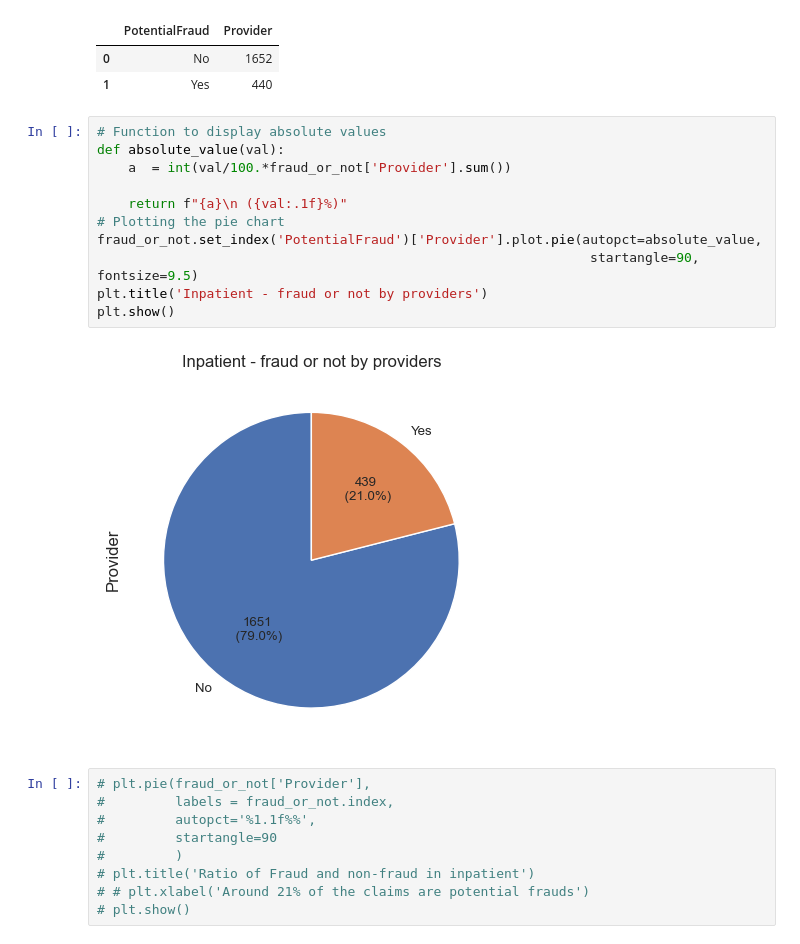
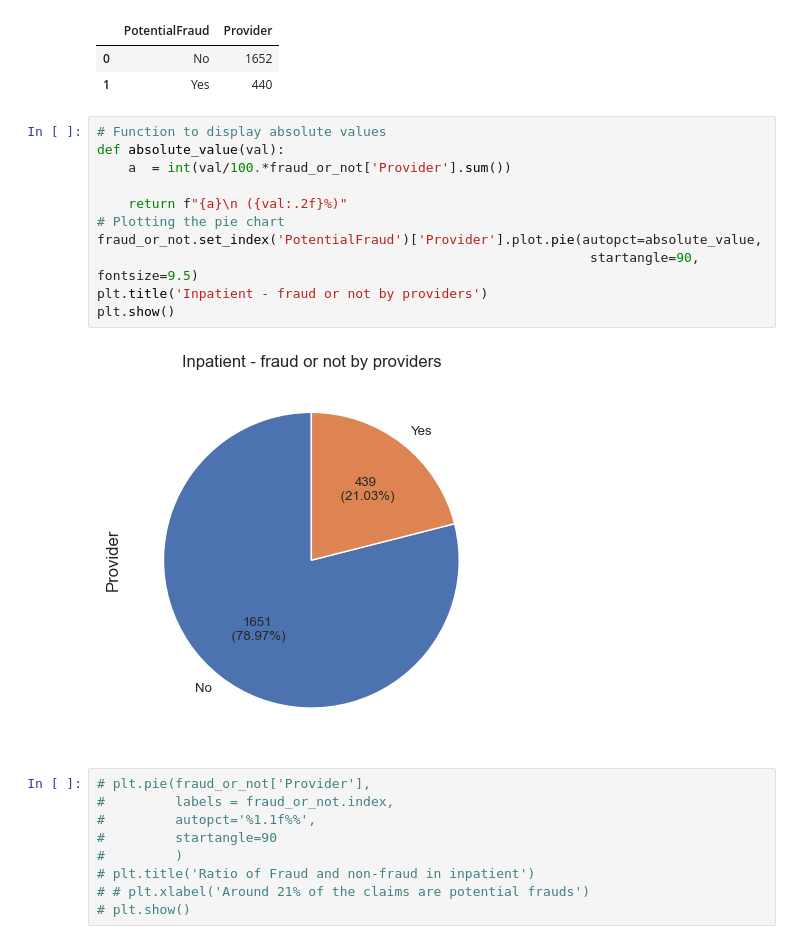
Before and after one commit to ChTomer/MyCapstone, a Jupyter notebook: HealthCareFraudProjectPitch/MergingFile.ipynb, the cells around one changed output. Saved outputs shown, nothing was run; the diff lists cells and outputs as text.

Commit message:
Add a few more graphs

```diff
--- a/HealthCareFraudProjectPitch/MergingFile.ipynb
+++ b/HealthCareFraudProjectPitch/MergingFile.ipynb
@@ -532,16 +533,16 @@ fraud_or_not
 # %%
 # Function to display absolute values
 def absolute_value(val):
     a  = int(val/100.*fraud_or_not['Provider'].sum())
 
-    return f"{a}\n ({val:.1f}%)"
+    return f"{a}\n ({val:.2f}%)"
 # Plotting the pie chart
 fraud_or_not.set_index('PotentialFraud')['Provider'].plot.pie(autopct=absolute_value,
                                                                startangle=90, fontsize=9.5)
 plt.title('Inpatient - fraud or not by providers')
 plt.show()
 # %% [output]
-[figure, old version]
+[figure, new version]
 # %%
 # plt.pie(fraud_or_not['Provider'],
 #         labels = fraud_or_not.index,
```
Also changed, not shown: parts of 21 cells of this notebook.
